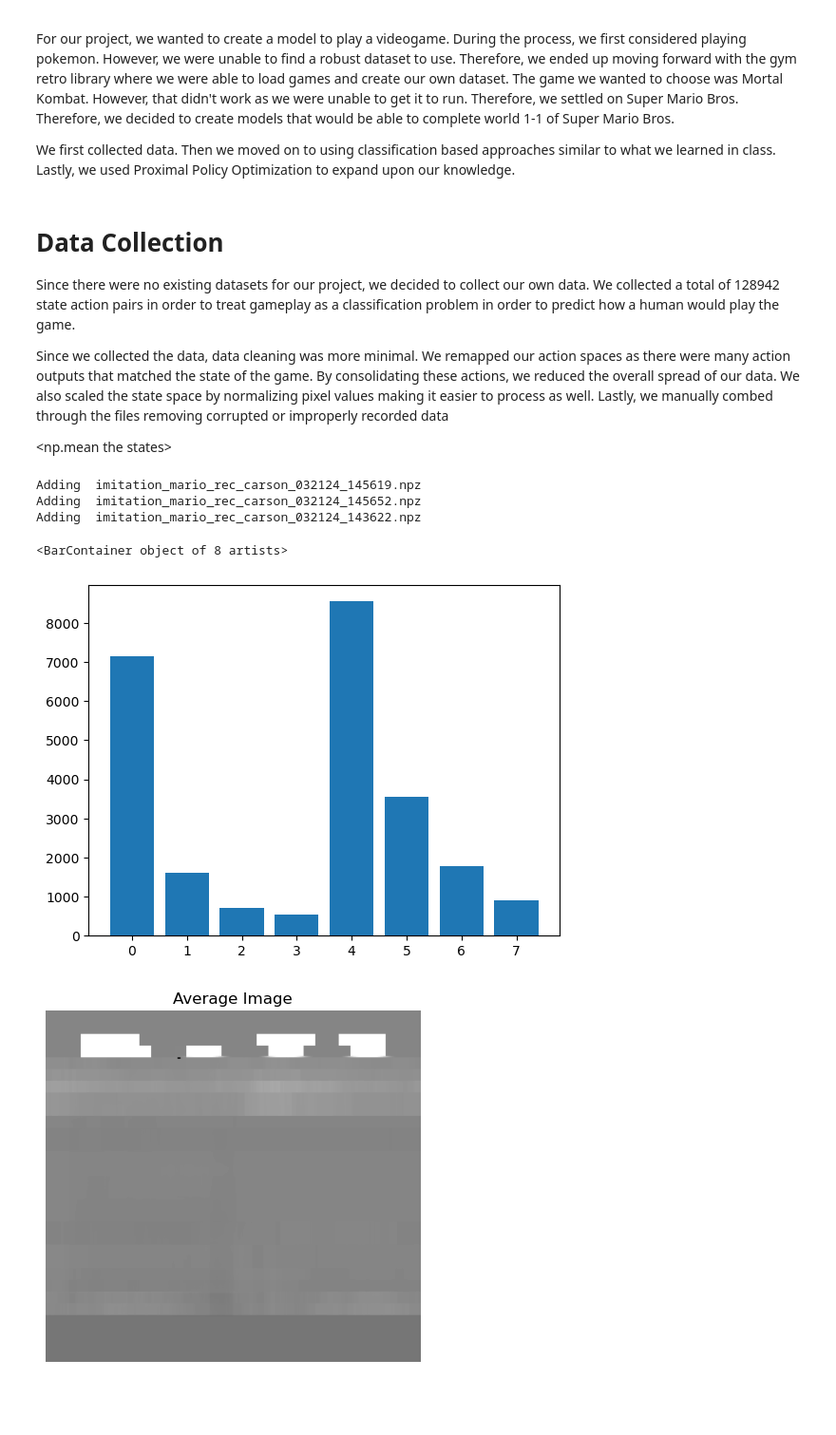
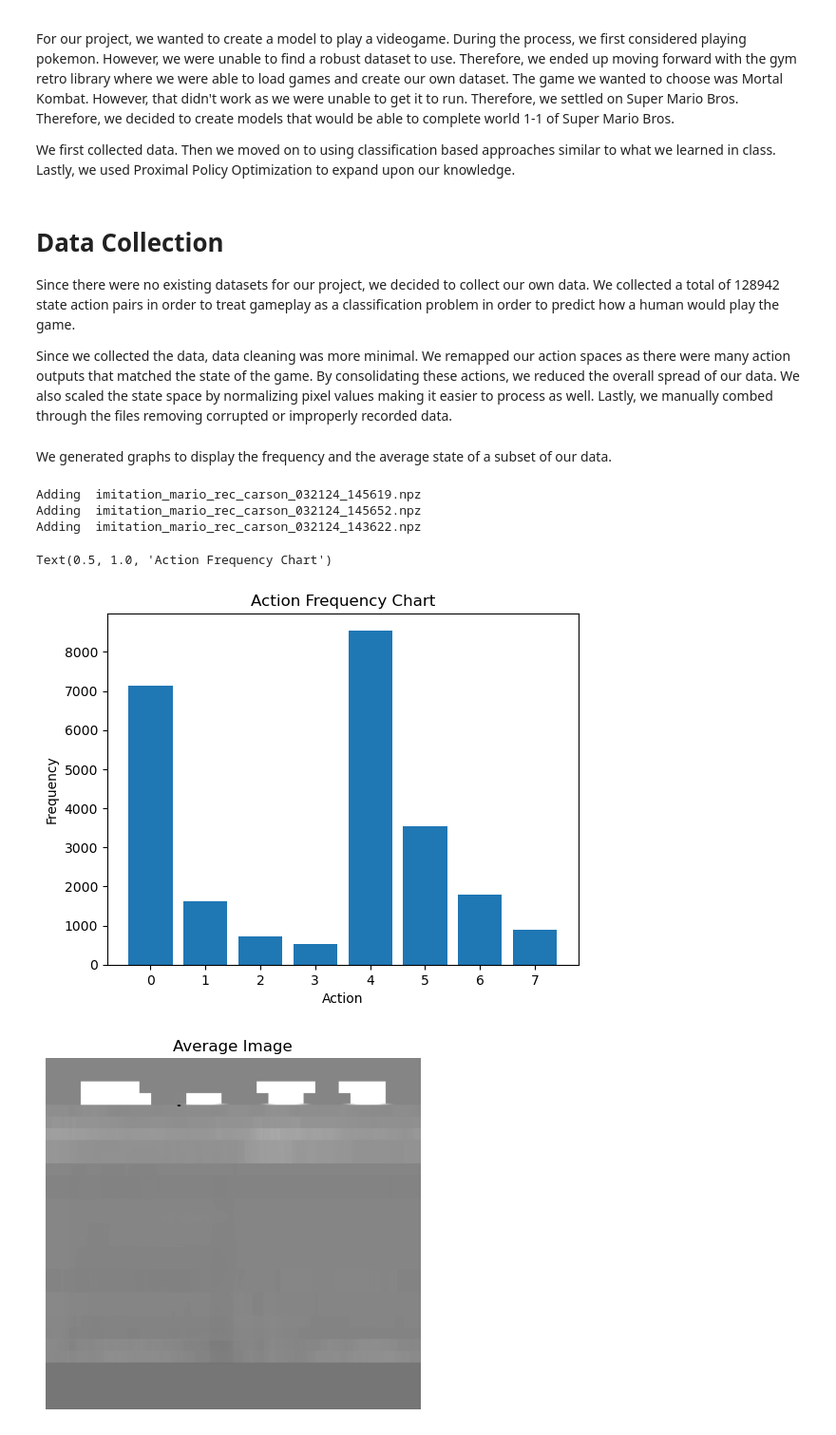
Before and after one commit to LucaMacesanu/imitation_mario, a Jupyter notebook: mario_machine_learning.ipynb, the cells around one changed output. Shown at 95% size. Drawn from its saved outputs; the diff is of its cells as text; code cells hidden in the pictures; blank space fills up the shorter version.

```diff
--- a/mario_machine_learning.ipynb
+++ b/mario_machine_learning.ipynb
@@ -15,11 +15,7 @@ We first collected data. Then we moved on to using classification based approach
 Since there were no existing datasets for our project, we decided to collect our own data. We collected a total of 128942 state action pairs in order to treat gameplay as a classification problem in order to predict how a human would play the game.
 
 
-Since we collected the data, data cleaning was more minimal. We remapped our action spaces as there were many action outputs that matched the state of the game. By consolidating these actions, we reduced the overall spread of our data. We also scaled the state space by normalizing pixel values making it easier to process as well. Lastly, we manually combed through the files removing corrupted or improperly recorded data
-
-<histogram>
-
-<np.mean the states>
+Since we collected the data, data cleaning was more minimal. We remapped our action spaces as there were many action outputs that matched the state of the game. By consolidating these actions, we reduced the overall spread of our data. We also scaled the state space by normalizing pixel values making it easier to process as well. Lastly, we manually combed through the files removing corrupted or improperly recorded data.
 # %%
 #imports
 import matplotlib.pyplot as plt
@@ -47,20 +44,25 @@ def eliminate_unnecessary_action(data):
     #print(action_space.size())
 
     return action_space
+# %% [markdown]
+We generated graphs to display the frequency and the average state of a subset of our data.
 # %%
 # generate bar chart of action frequencies
 rec_state_history, rec_action_history = get_state_action_pairs(3)
 #load data
 rec_action_history = eliminate_unnecessary_action(rec_action_history)
 
 unique_vals, frequencies = np. unique(rec_action_history, return_counts = True)
 plt.bar(unique_vals, frequencies)
+plt.xlabel('Action')
+plt.ylabel('Frequency')
+plt.title('Action Frequency Chart')
 # %% [output]
 Adding  imitation_mario_rec_carson_032124_145619.npz
 Adding  imitation_mario_rec_carson_032124_145652.npz
 Adding  imitation_mario_rec_carson_032124_143622.npz
-<BarContainer object of 8 artists>
+Text(0.5, 1.0, 'Action Frequency Chart')
-[figure, old version]
+[figure, new version]
 # %%
 def average_images(images):
     average_image = np.mean(images, axis=0)
```
Also changed, not shown: parts of 5 cells of this notebook.
